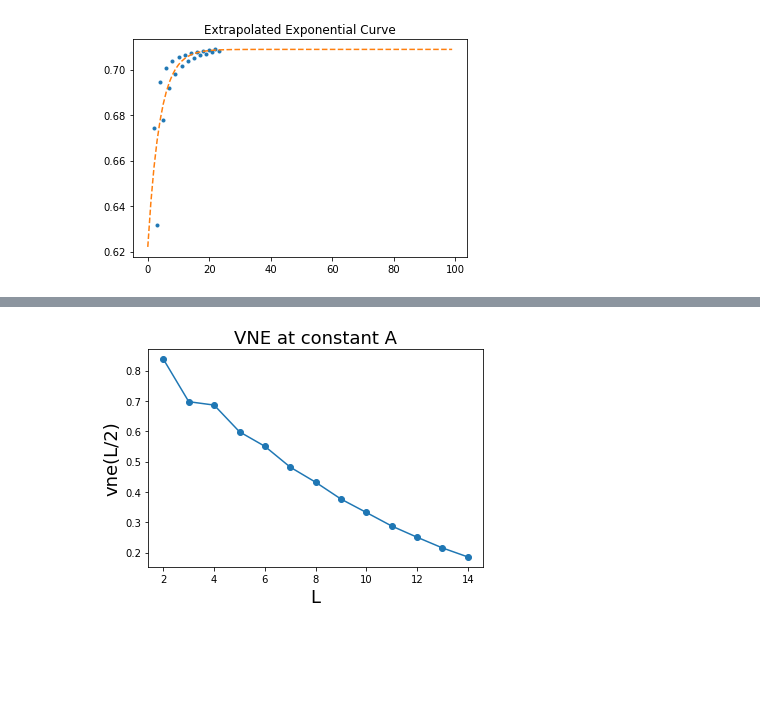
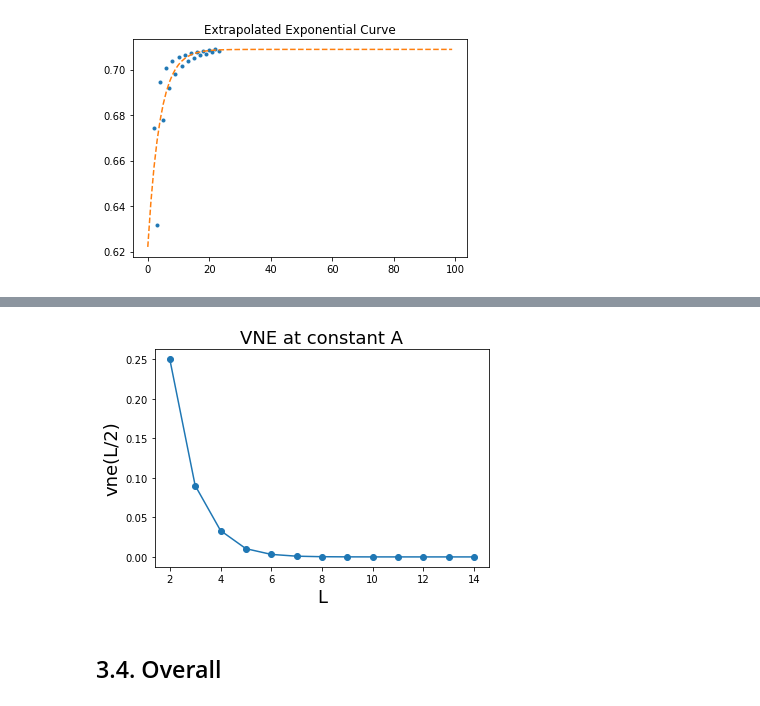
Before and after one commit to mx73/Testing-QM-on-NISQ, a Jupyter notebook: Stronger Hardys quantum nonlocality theory and simulation/n-particle-Hardy-nonlocality.ipynb, the cells around one changed output, grey strips where cells are left out. Drawn from its saved outputs; the diff is of its cells as text; code cells hidden in the pictures; blank space fills up the shorter version.

```diff
--- a/Stronger Hardys quantum nonlocality theory and simulation/n-particle-Hardy-nonlocality.ipynb
+++ b/Stronger Hardys quantum nonlocality theory and simulation/n-particle-Hardy-nonlocality.ipynb
@@ -124,4 +79,0 @@ meas: 3/»
-# %%
-#transpilation of gates used
-qc=transpile(qc,basis_gates=["u1","u2","u3","cx"],optimization_level=1)
-qc.draw()
@@ -210,0 +371,22 @@ plt.show()
+# %%
+import time
+np.seterr(divide='ignore', invalid='ignore') #ignore divide by zero warning
+
+nlist = []
+fwhmlist = []
+intlist = []
+start = time.time()
+for i in np.linspace(1,20,20):
+    n = 2**i
+    res = math.floor(2**(i+5))
+    nlist.append(n)
+    x=np.linspace(0,1,res,endpoint=False)
+    y=(x**(2*n))+n*x**(4*n-2)*(x**2-1)/(1-x**(2*n))
+    peaks, _ = find_peaks(y)
+    results_half = peak_widths(y, peaks, rel_height=0.5)
+    fwhmlist.append(results_half[0][0]/res)
+    integr = np.trapz(y=y, x=x)
+    intlist.append(integr)
+
+end = time.time()
+print(end-start) #time to calculate
@@ -395,7 +586,7 @@ tlist = np.arcsin(A_exp)*2
 #calculate nonlocal probability from accumulated data
 n=3
 j=0
-nonlist_m = np.zeros(split)
+nonlist_m_quito = np.zeros(split)
 for t in tlist:
     countssim3 = np.load(os.path.join('data','Toff_count_%s_%s_%s_m'%(n,backend,j)),allow_pickle='True')
 
@@ -412,8 +603,9 @@ for t in tlist:
     d = countssim3
     d1 = { k: d[k]/sum(d[k] for k in d) for k in d }
     nonloc = sum(v for k, v in d1.items() if (k.count('0') > 1) )
-    nonlist_m[j]+=nonloc
+    nonlist_m_quito[j]+=nonloc
     j+=1
+
 #calculate std for each 100 runs of 20000 shots of each theta from raw data
 n=3
 nonlist_mforvar = []
@@ -443,4 +635,4 @@ for t in tlist:
         nonloc = sum(v for k, v in d1.items() if (k.count('0') > 1) )
         nonlist_mforvar[j].append(nonloc)
     j+=1
-std = np.std(nonlist_mforvar,1)
+std_quito = np.std(nonlist_mforvar,1)
@@ -487,11 +832,11 @@ Alist = [] #A of maximal nonlocal probability
 nmax = 14
 nlist = range(2,nmax+1)
 for n in nlist:
+
     x=np.linspace(0,1,10**6+1)
-    y=(x**(n))+n*x**(2*n-1)*(x-1)/(1-x**(n))
-    maxy0 = max(y) #find where maximal nonlocality is
-    Asquare0=x[np.nanargmax(y)]
-    A0=np.sqrt(Asquare0)
+    y=(x**(2*n))+n*x**(4*n-2)*(x**2-1)/(1-x**(2*n))
+    maxy0 = max(y) #find maximal nonlocal probability for each n
+    A0=x[np.nanargmax(y)]
     theta0 = np.arcsin(A0)*2/pi
     plist.append(maxy0)
     Alist.append(A0)
@@ -499,5 +844,6 @@ for n in nlist:
 
 print('Optimal theta list for |Psi>')
 print(tlist)
+prob0 = plist.copy() #optimal nonlocal probability for each n
 # %% [output]
 Optimal theta list for |Psi>
@@ -766,8 +1015,10 @@ for (t,n) in zip(tlist,nlist):
 # %%
-plt.plot(nlist,vne,marker='o')
+plt.plot(nlist,vnehalfA[1],marker='o')
 plt.title('VNE at constant A',fontsize = 18)
 plt.xlabel('L',fontsize = 18)
 plt.ylabel('vne(L/2)',fontsize = 18)
 plt.show()
 # %% [output]
-[figure, old version]
+[figure, new version]
+# %% [markdown]
+## 3.4. Overall
```
Also changed, not shown: parts of 54 cells of this notebook.
